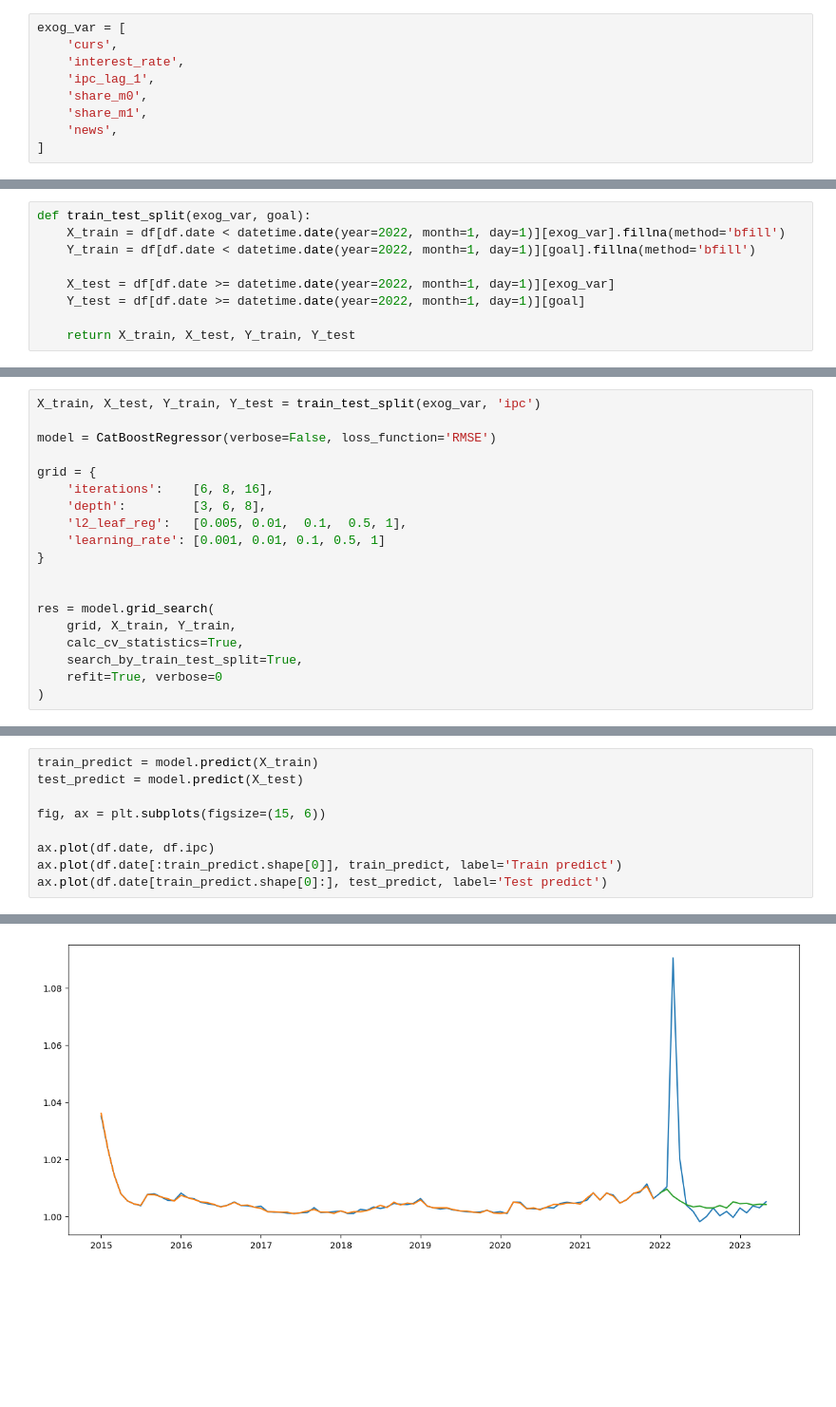
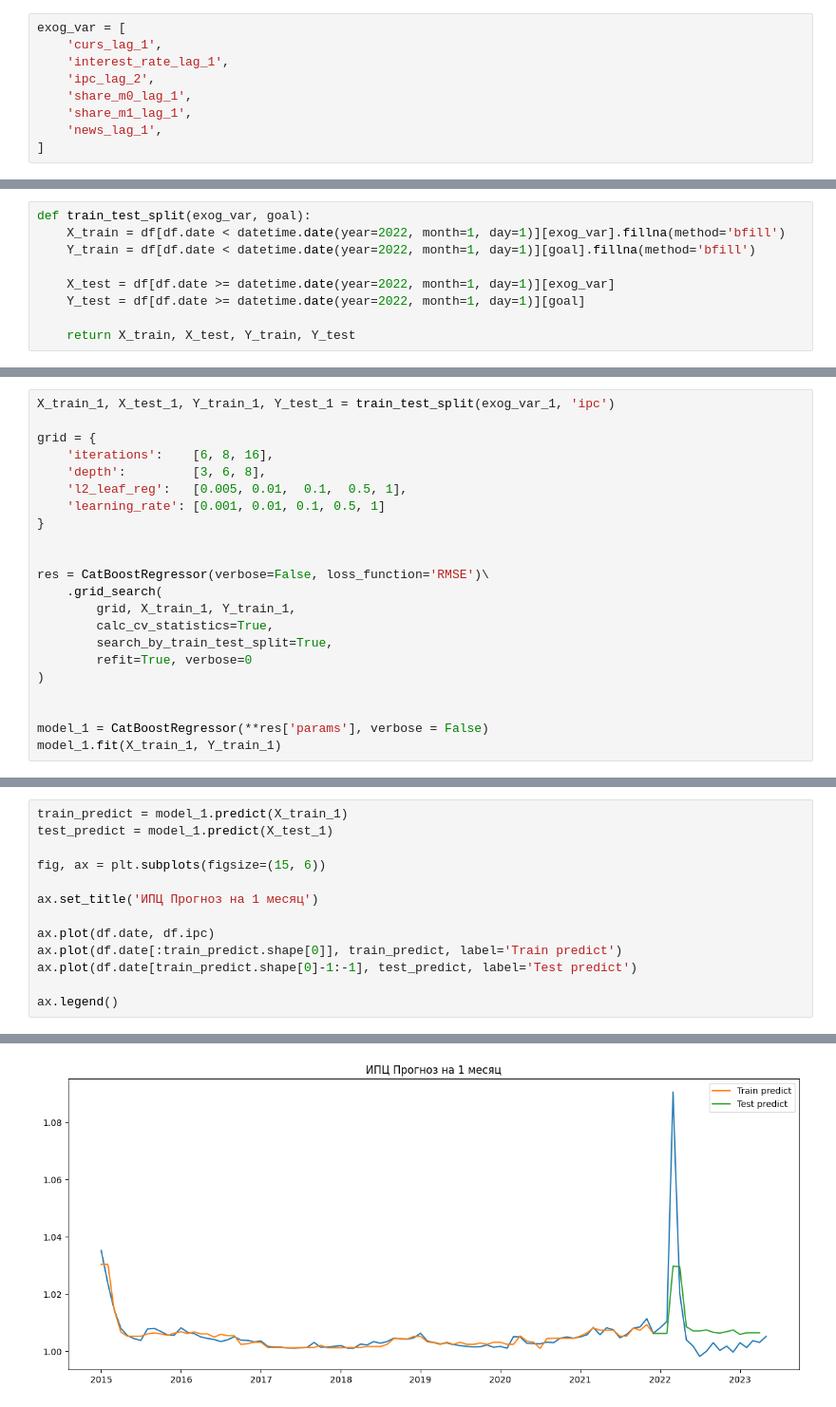
Before and after one commit to MishaAnikutin/regression-for-vavt, a Jupyter notebook: research/Индекс потребительских цен + Catboost.ipynb, the cells around one changed output, grey strips where cells are left out. Shown: that part at 95% size. Drawn from its saved outputs; the diff is of its cells as text; blank space fills up the shorter version.

Commit message:
Добавил модели на 1, 2 и 3 месяца

```diff
--- a/research/Индекс потребительских цен + Catboost.ipynb
+++ b/research/Индекс потребительских цен + Catboost.ipynb
@@ -202,11 +207,11 @@ df
 # %%
 exog_var = [
-    'curs',
-    'interest_rate',
-    'ipc_lag_1',
-    'share_m0',
-    'share_m1',
-    'news',
+    'curs_lag_1',
+    'interest_rate_lag_1',
+    'ipc_lag_2',
+    'share_m0_lag_1',
+    'share_m1_lag_1',
+    'news_lag_1',
 ]
 # %%
 sns.heatmap(
@@ -290,7 +317,5 @@ exog_var = [
 # %%
-X_train, X_test, Y_train, Y_test = train_test_split(exog_var, 'ipc')
-
-model = CatBoostRegressor(verbose=False, loss_function='RMSE')
+X_train_1, X_test_1, Y_train_1, Y_test_1 = train_test_split(exog_var_1, 'ipc')
 
 grid = {
     'iterations':    [6, 8, 16],
@@ -300,10 +325,15 @@ grid = {
 }
 
 
-res = model.grid_search(
-    grid, X_train, Y_train,
-    calc_cv_statistics=True,
-    search_by_train_test_split=True,
-    refit=True, verbose=0
+res = CatBoostRegressor(verbose=False, loss_function='RMSE')\
+    .grid_search(
+        grid, X_train_1, Y_train_1,
+        calc_cv_statistics=True,
+        search_by_train_test_split=True,
+        refit=True, verbose=0
 )
+
+
+model_1 = CatBoostRegressor(**res['params'], verbose = False)
+model_1.fit(X_train_1, Y_train_1)
 # %% [output]
@@ -351,10 +491,14 @@ mape test:  0.7%
 # %%
-train_predict = model.predict(X_train)
-test_predict = model.predict(X_test)
+train_predict = model_1.predict(X_train_1)
+test_predict = model_1.predict(X_test_1)
 
 fig, ax = plt.subplots(figsize=(15, 6))
 
+ax.set_title('ИПЦ Прогноз на 1 месяц')
+
 ax.plot(df.date, df.ipc)
 ax.plot(df.date[:train_predict.shape[0]], train_predict, label='Train predict')
-ax.plot(df.date[train_predict.shape[0]:], test_predict, label='Test predict')
+ax.plot(df.date[train_predict.shape[0]-1:-1], test_predict, label='Test predict')
+
+ax.legend()
 # %% [output]
@@ -362 +506 @@ ax.plot(df.date[train_predict.shape[0]:], test_predict, label='Test predict')
-[figure, old version]
+[figure, new version]
```
Also changed, not shown: parts of 31 cells of this notebook.
